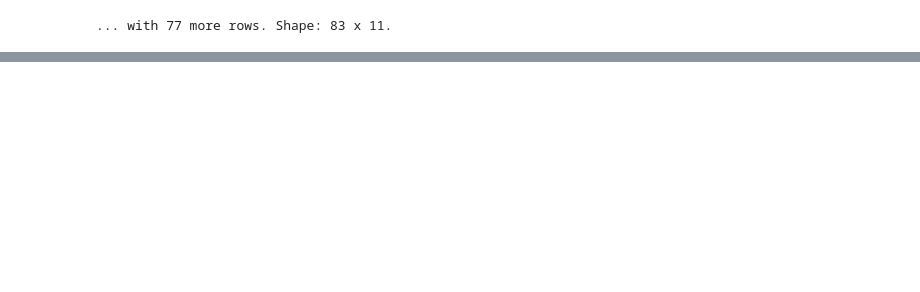
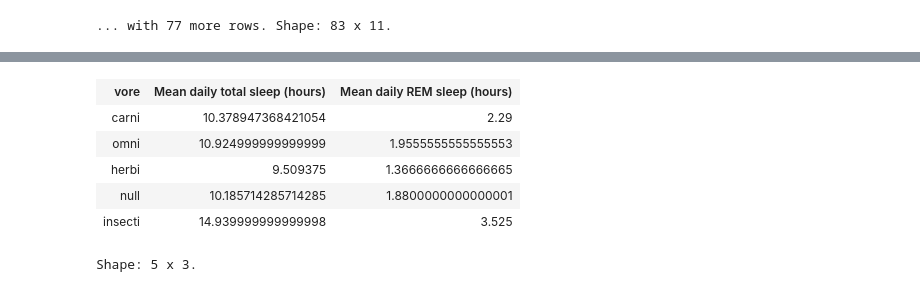
Before and after one commit to simanerush/kotlin-data-science, a Jupyter notebook: SleepData.ipynb, the cells around one changed output, grey strips where cells are left out. Saved outputs shown, nothing was run; the diff lists cells and outputs as text; code cells hidden in the pictures; blank space fills up the shorter version.

```diff
--- a/SleepData.ipynb
+++ b/SleepData.ipynb
@@ -188,0 +295,14 @@ Shape: 3 x 11.
+# %%
+groupedData
+ .summarize(
+ "Mean daily total sleep (hours)" to { it["sleep_total"].mean(removeNA=true) },
+ "Mean daily REM sleep (hours)" to { it["sleep_rem"].mean(removeNA=true) }
+ )
+# %% [output]
+| vore | Mean daily total sleep (hours) | Mean daily REM sleep (hours) |
+| carni | 10.378947368421054 | 2.29 |
+| omni | 10.924999999999999 | 1.9555555555555553 |
+| herbi | 9.509375 | 1.3666666666666665 |
+| null | 10.185714285714285 | 1.8800000000000001 |
+| insecti | 14.939999999999998 | 3.525 |
+Shape: 5 x 3.
```
Also changed, not shown: parts of 19 cells of this notebook.
